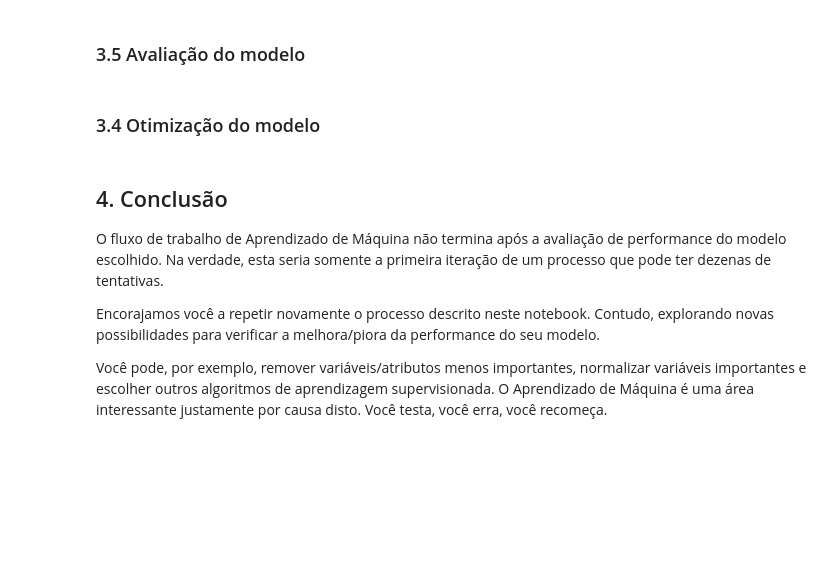
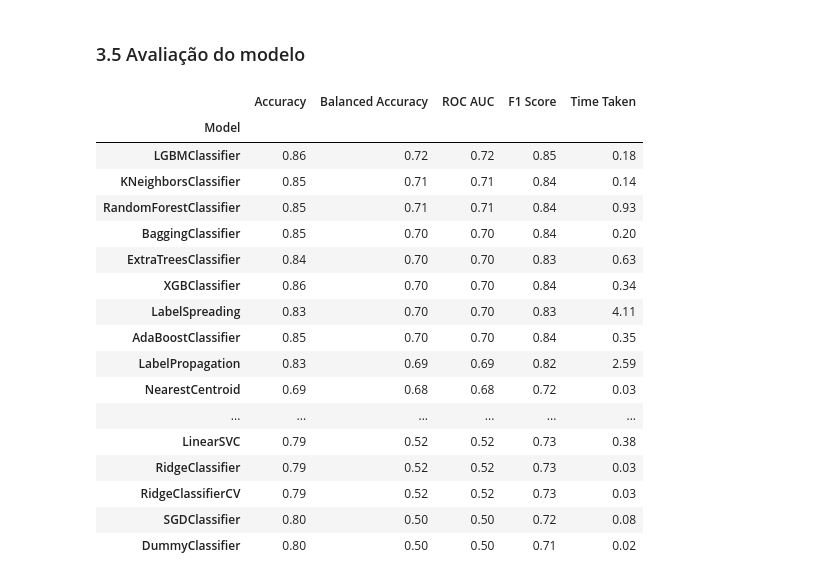
Before and after one commit to EloizioHMD/br-classification-project, a Jupyter notebook: classification-project-br.ipynb, the cells around one changed output. Cells and saved outputs as stored; diff of their text form; code cells hidden in the pictures; blank space fills up the shorter version.

```diff
--- a/classification-project-br.ipynb
+++ b/classification-project-br.ipynb
@@ -196,3 +196,6 @@ Contudo, anteriormente, algumas preparações foram feitas para incluir novas fe
 ### 3.3 Seleção de atributos
 # %%
 # Variáveis que melhor correlacionaram com o target e entre sí
+X = df_trans[['Age', 'Balance', 'Gender_num', 'EstimatedSalary', 'Geocode', 'NumOfProducts']]
+# %%
+y = df_trans[['Exited']]
@@ -204,0 +234,3 @@ Contudo, anteriormente, algumas preparações foram feitas para incluir novas fe
+# %%
+Seed = 42
+X_train, X_test, y_train, y_test = train_test_split(X, y, test_size=0.25, random_state=Seed)
@@ -211,2 +242,0 @@ Contudo, anteriormente, algumas preparações foram feitas para incluir novas fe
-# %% [markdown]
-### 3.4 Otimização do modelo
@@ -217,7 +243,24 @@ Contudo, anteriormente, algumas preparações foram feitas para incluir novas fe
-# %% [markdown]
-## 4. Conclusão
-O fluxo de trabalho de Aprendizado de Máquina não termina após a avaliação de performance do modelo escolhido. Na verdade, esta seria somente a primeira iteração de um processo que pode ter dezenas de tentativas.
-
-Encorajamos você a repetir novamente o processo descrito neste notebook. Contudo, explorando novas possibilidades para verificar a melhora/piora da performance do seu modelo.
-
-Você pode, por exemplo, remover variáveis/atributos menos importantes, normalizar variáveis importantes e escolher outros algoritmos de aprendizagem supervisionada. O Aprendizado de Máquina é uma área interessante justamente por causa disto. Você testa, você erra, você recomeça.
+# %%
+# Classificação pelo Lazy
+clf = LazyClassifier(verbose=0,ignore_warnings=True)
+models, predictions = clf.fit(X_train, X_test, y_train, y_test)
+models
+# %% [output]
+|  | Accuracy | Balanced Accuracy | ROC AUC | F1 Score | Time Taken |
+| Model |  |  |  |  |  |
+| LGBMClassifier | 0.86 | 0.72 | 0.72 | 0.85 | 0.18 |
+| KNeighborsClassifier | 0.85 | 0.71 | 0.71 | 0.84 | 0.14 |
+| RandomForestClassifier | 0.85 | 0.71 | 0.71 | 0.84 | 0.93 |
+| BaggingClassifier | 0.85 | 0.70 | 0.70 | 0.84 | 0.20 |
+| ExtraTreesClassifier | 0.84 | 0.70 | 0.70 | 0.83 | 0.63 |
+| XGBClassifier | 0.86 | 0.70 | 0.70 | 0.84 | 0.34 |
+| LabelSpreading | 0.83 | 0.70 | 0.70 | 0.83 | 4.11 |
+| AdaBoostClassifier | 0.85 | 0.70 | 0.70 | 0.84 | 0.35 |
+| LabelPropagation | 0.83 | 0.69 | 0.69 | 0.82 | 2.59 |
+| NearestCentroid | 0.69 | 0.68 | 0.68 | 0.72 | 0.03 |
+| ... | ... | ... | ... | ... | ... |
+| LinearSVC | 0.79 | 0.52 | 0.52 | 0.73 | 0.38 |
+| RidgeClassifier | 0.79 | 0.52 | 0.52 | 0.73 | 0.03 |
+| RidgeClassifierCV | 0.79 | 0.52 | 0.52 | 0.73 | 0.03 |
+| SGDClassifier | 0.80 | 0.50 | 0.50 | 0.72 | 0.08 |
+| DummyClassifier | 0.80 | 0.50 | 0.50 | 0.71 | 0.02 |
```
Also changed, not shown: parts of 11 cells of this notebook.
